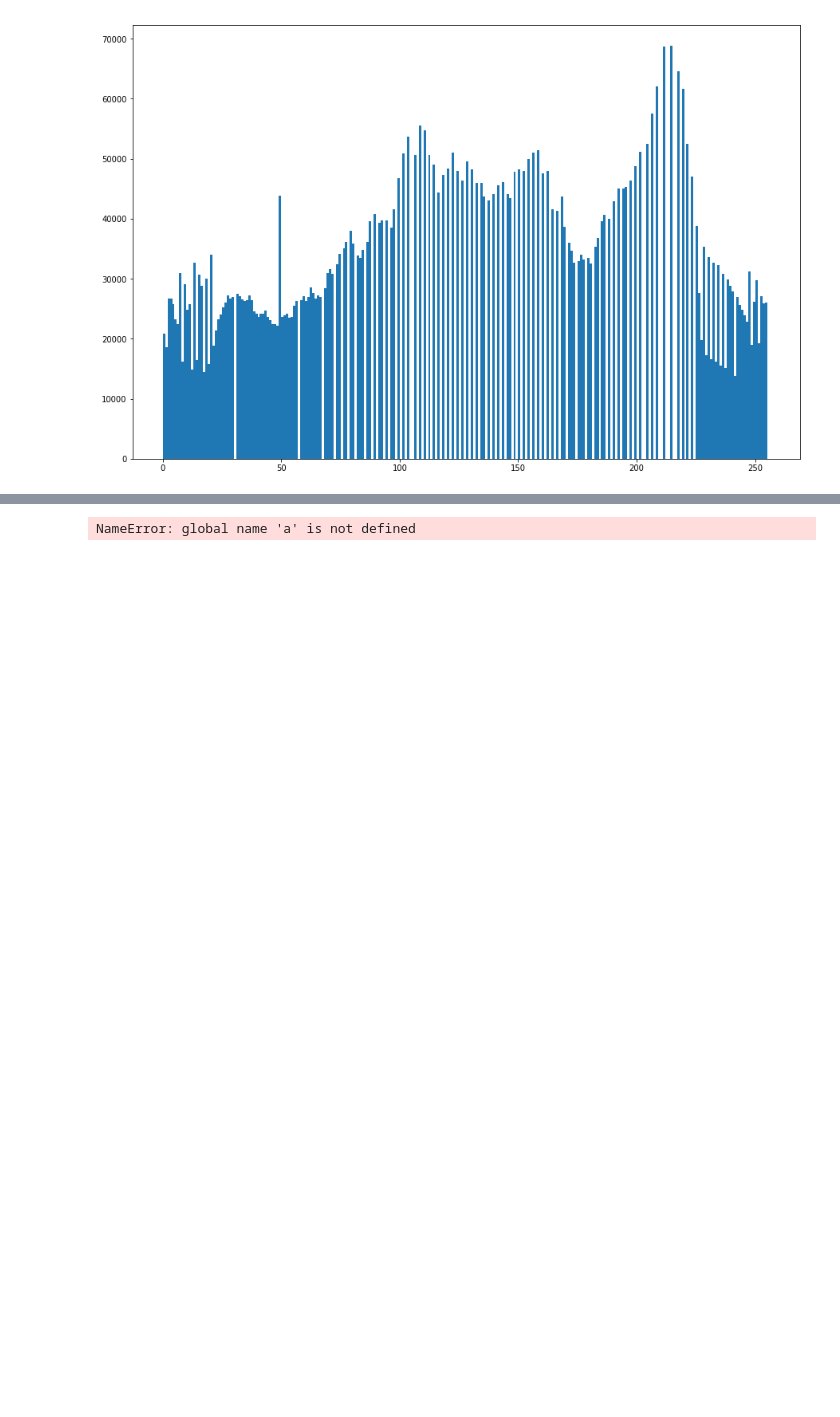
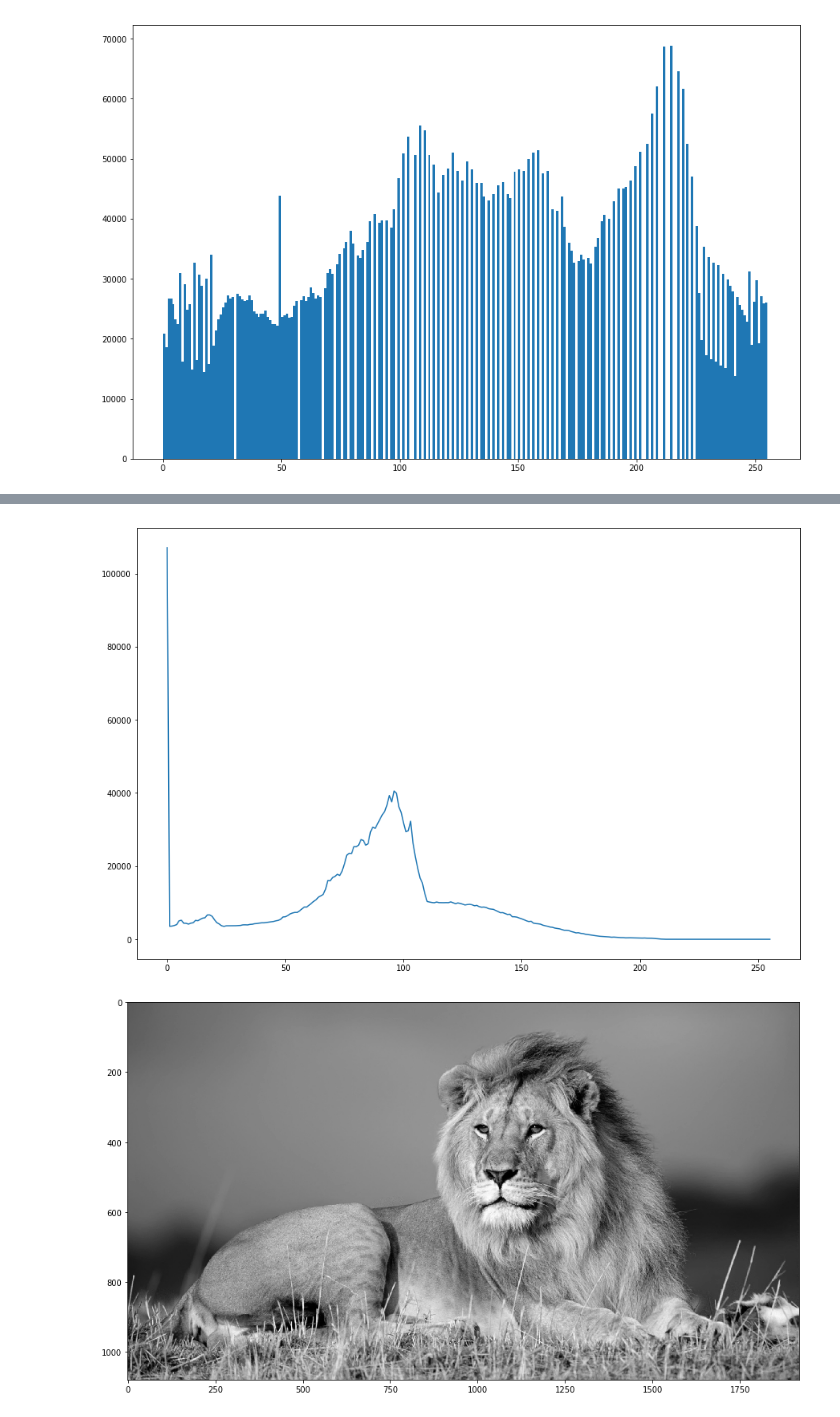
Before and after one commit to 0merjavaid/OPENCV-DIP, a Jupyter notebook: lab3/lab3.ipynb, the cells around one changed output, grey strips where cells are left out. Saved outputs shown, nothing was run; the diff lists cells and outputs as text; code cells hidden in the pictures; blank space fills up the shorter version.

```diff
--- a/lab3/lab3.ipynb
+++ b/lab3/lab3.ipynb
@@ -119,34 +119,36 @@ def contrast_stretching(image,clip):
     x=np.arange(256)
     tem=np.zeros_like(hist)
     a=tem[0]=0
+    b=255
     plt.plot(x,hist)
     plt.show()
     total=np.sum(hist)
     for i in range(1,len(hist)):
         tem[i]=(np.sum(hist[0:i])/total)*100
     c = (np.abs(tem-clip_right)).argmin()
     d = (np.abs(tem-clip_left)).argmin()
 
     image=image.astype(int)
-    out=((image-c)*((a)/((d-c))))
+    out=((image-c)*((b-a)/((d-c))))+a
     out[out<0]=0
     out[out>255]=255
     out=out.astype("uint8")
     his=cv2.calcHist([out],[0],None,[256],[0,256])
     x=np.arange(256)
 
     plt.plot(x,his)
     plt.show()
 
     plt.imshow(image,cmap="gray")
     plt.show()
     plt.imshow(out,cmap="gray")
     plt.show()
 
 
 
 image=cv2.imread("image.jpg",0)
 contrast_stretching( image,5)
 # %% [output]
 [figure]
-NameError: global name 'a' is not defined
+[figure, added]
+[figure, added]
```
Also changed, not shown: parts of 1 cell of this notebook, 3 other files.
